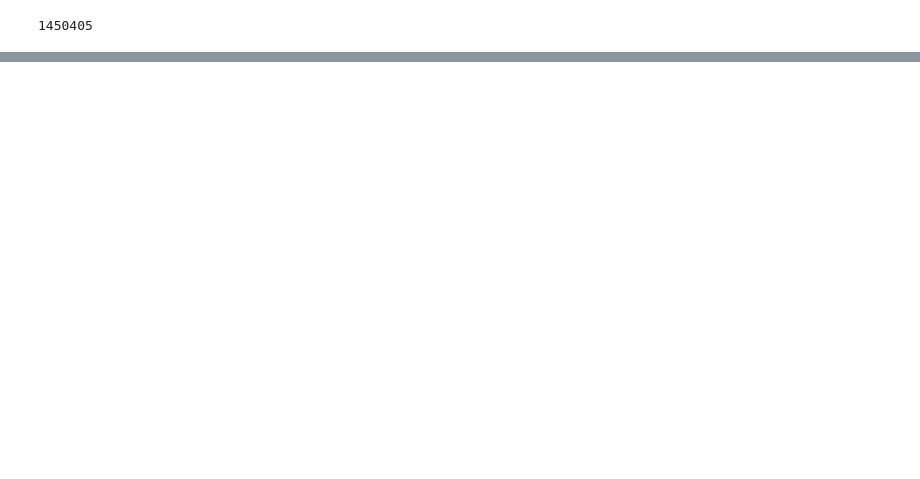
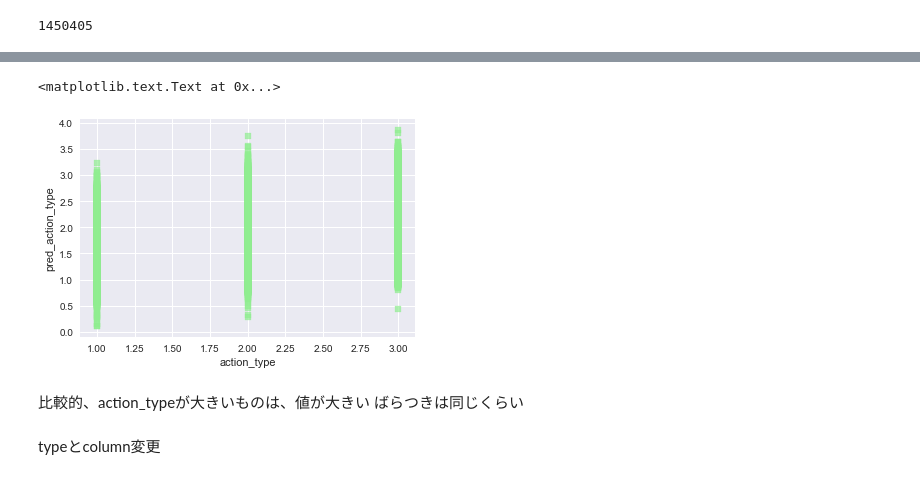
Before and after one commit to OhkaMLsemi/Machi_Kon, a Jupyter notebook: recommend_Xgboost.ipynb, the cells around one changed output, grey strips where cells are left out. Cells and saved outputs as stored; diff of their text form; code cells hidden in the pictures; blank space fills up the shorter version.

```diff
--- a/recommend_Xgboost.ipynb
+++ b/recommend_Xgboost.ipynb
@@ -296,0 +259,5 @@ XGBRegressor(base_score=0.5, booster='gbtree', colsample_bylevel=1,
+# %%
+reg_cv = GridSearchCV(reg,  {'learning_rate':[0.5,0.1], 'max_depth':[5,10], 'subsample':[0.5,1.0],'n_estimators':[50,100],
+                             'colsample_bytree':[0.5,0.75,1.0]}, verbose=1)
+reg_cv.fit(X_train, y_train)
+print( reg_cv.best_params_, reg_cv.best_score_)
@@ -296,0 +268,5 @@ XGBRegressor(base_score=0.5, booster='gbtree', colsample_bylevel=1,
+# %%
+reg_cv = GridSearchCV(reg,  {'learning_rate':[0.5], 'max_depth':[10], 'subsample':[1.0],'n_estimators':[100],
+                             'colsample_bytree':[0.75]}, verbose=1)
+reg_cv.fit(X_train, y_train)
+print( reg_cv.best_params_, reg_cv.best_score_)
@@ -296,0 +277,3 @@ XGBRegressor(base_score=0.5, booster='gbtree', colsample_bylevel=1,
+# %%
+reg = xgb.XGBRegressor(**reg_cv.best_params_)
+reg.fit(X_train, y_train)
@@ -296,0 +289,3 @@ XGBRegressor(base_score=0.5, booster='gbtree', colsample_bylevel=1,
+# %%
+pred_train = reg.predict(X_train)
+pred_valid = reg.predict(X_valid)
@@ -296,0 +312,12 @@ XGBRegressor(base_score=0.5, booster='gbtree', colsample_bylevel=1,
+# %%
+plt.scatter(y_valid["action_type"],pred_valid,  c = 'lightgreen', marker = 's', s = 35, alpha = 0.7, label = 'Valid data')
+plt.xlabel('action_type')
+plt.ylabel('pred_action_type')
+# %% [output]
+<matplotlib.text.Text at 0x...>
+[figure, added]
+# %% [markdown]
+比較的、action_typeが大きいものは、値が大きい
+ばらつきは同じくらい
+# %% [markdown]
+typeとcolumn変更
```
Also changed, not shown: parts of 52 cells of this notebook.
